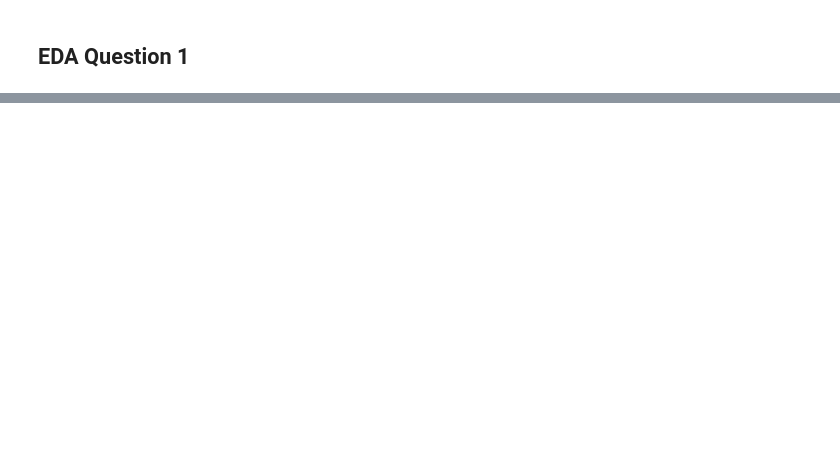
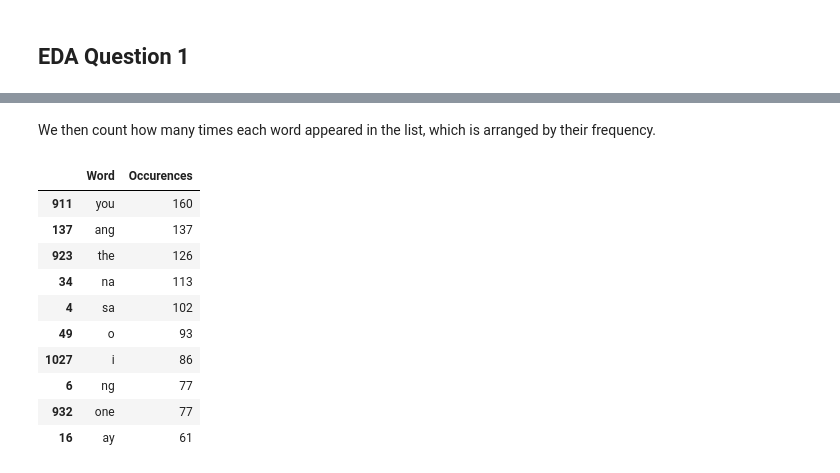
Before and after one commit to TheRealHenHen/Web-Scraping-Activity, a Jupyter notebook: lyrics_scraping.ipynb, the cells around one changed output, grey strips where cells are left out. Saved outputs shown, nothing was run; the diff lists cells and outputs as text; code cells hidden in the pictures; blank space fills up the shorter version.

```diff
--- a/lyrics_scraping.ipynb
+++ b/lyrics_scraping.ipynb
@@ -250,0 +263,25 @@ memory usage: 356.0+ bytes
+# %% [markdown]
+We then count how many times each word appeared in the list, which is arranged by their frequency.
+# %%
+# Counts the frequency of each word
+word_counts = Counter(all_words)
+
+# Creates a DataFrame of the words and their frequency
+word_frequency_df = pd.DataFrame(word_counts.items(), columns = ['Word', 'Occurences'])
+
+# Arrange according to most frequent
+word_frequency_df = word_frequency_df.sort_values(by = 'Occurences', ascending = False)
+
+word_frequency_df.head(10)
+# %% [output]
+|  | Word | Occurences |
+| 911 | you | 160 |
+| 137 | ang | 137 |
+| 923 | the | 126 |
+| 34 | na | 113 |
+| 4 | sa | 102 |
+| 49 | o | 93 |
+| 1027 | i | 86 |
+| 6 | ng | 77 |
+| 932 | one | 77 |
+| 16 | ay | 61 |
```
Also changed, not shown: parts of 33 cells of this notebook.
